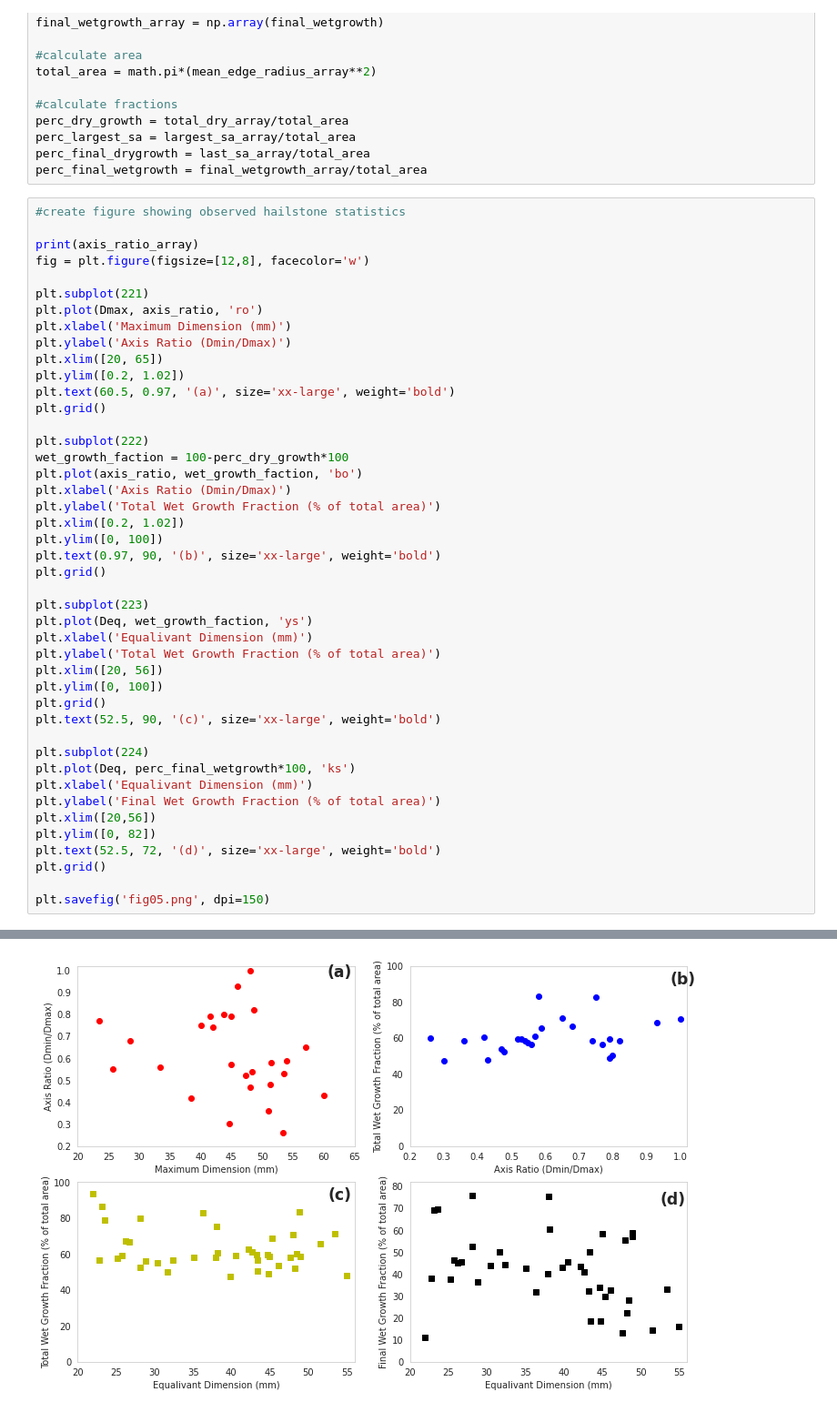
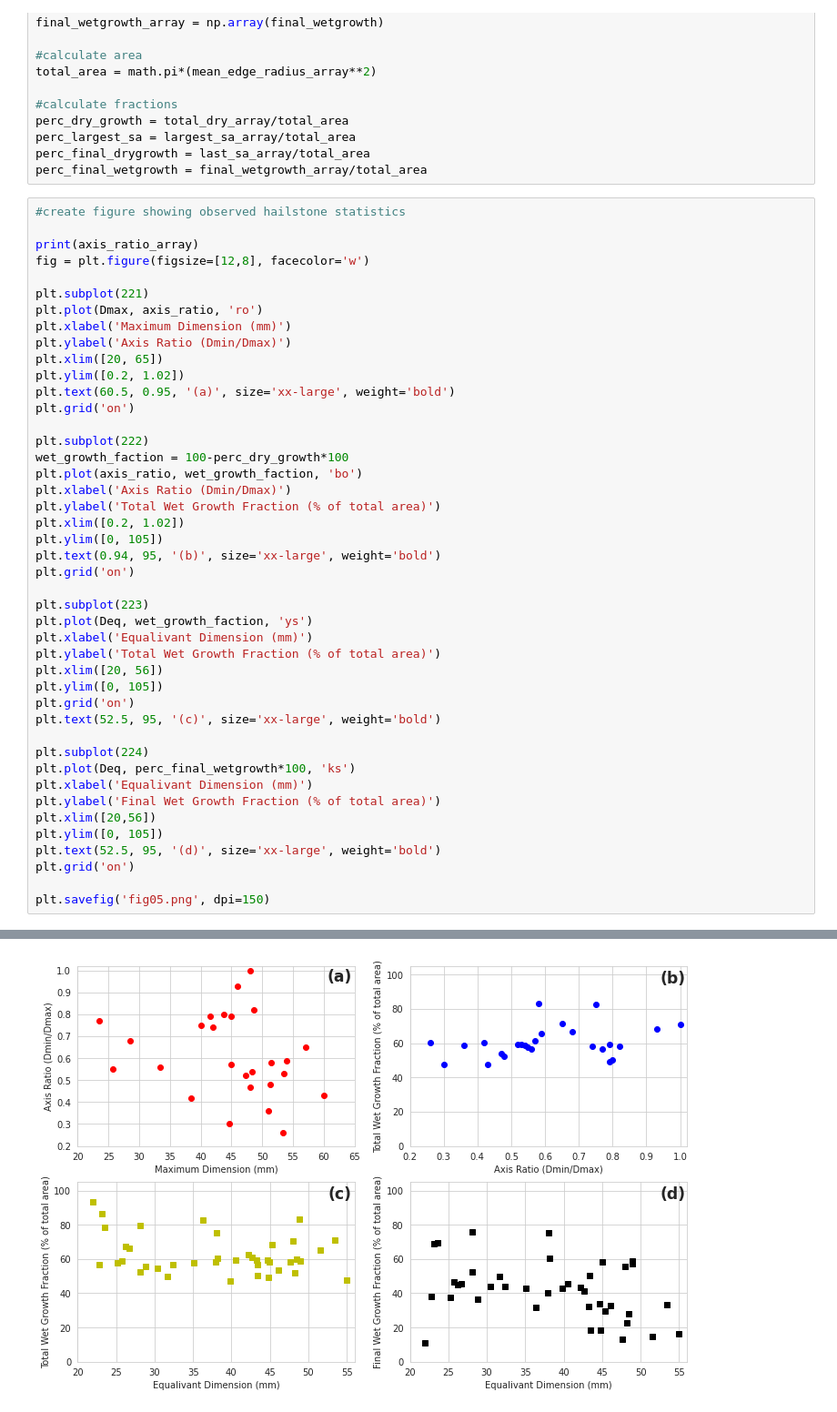
Before and after one commit to joshua-wx/hail_xsection, a Jupyter notebook: xsec_stats.ipynb, the cells around one changed output, grey strips where cells are left out. Shown: that part at 91% size. Saved outputs shown, nothing was run; the diff lists cells and outputs as text.

```diff
--- a/xsec_stats.ipynb
+++ b/xsec_stats.ipynb
@@ -102,47 +102,47 @@ plt.xlabel('Maximum Dimension (mm)')
 plt.ylabel('Axis Ratio (Dmin/Dmax)')
 plt.xlim([20, 65])
 plt.ylim([0.2, 1.02])
-plt.text(60.5, 0.97, '(a)', size='xx-large', weight='bold')
-plt.grid()
+plt.text(60.5, 0.95, '(a)', size='xx-large', weight='bold')
+plt.grid('on')
 
 plt.subplot(222)
 wet_growth_faction = 100-perc_dry_growth*100
 plt.plot(axis_ratio, wet_growth_faction, 'bo')
 plt.xlabel('Axis Ratio (Dmin/Dmax)')
 plt.ylabel('Total Wet Growth Fraction (% of total area)')
 plt.xlim([0.2, 1.02])
-plt.ylim([0, 100])
-plt.text(0.97, 90, '(b)', size='xx-large', weight='bold')
-plt.grid()
+plt.ylim([0, 105])
+plt.text(0.94, 95, '(b)', size='xx-large', weight='bold')
+plt.grid('on')
 
 plt.subplot(223)
 plt.plot(Deq, wet_growth_faction, 'ys')
 plt.xlabel('Equalivant Dimension (mm)')
 plt.ylabel('Total Wet Growth Fraction (% of total area)')
 plt.xlim([20, 56])
-plt.ylim([0, 100])
-plt.grid()
-plt.text(52.5, 90, '(c)', size='xx-large', weight='bold')
+plt.ylim([0, 105])
+plt.grid('on')
+plt.text(52.5, 95, '(c)', size='xx-large', weight='bold')
 
 plt.subplot(224)
 plt.plot(Deq, perc_final_wetgrowth*100, 'ks')
 plt.xlabel('Equalivant Dimension (mm)')
 plt.ylabel('Final Wet Growth Fraction (% of total area)')
 plt.xlim([20,56])
-plt.ylim([0, 82])
-plt.text(52.5, 72, '(d)', size='xx-large', weight='bold')
-plt.grid()
+plt.ylim([0, 105])
+plt.text(52.5, 95, '(d)', size='xx-large', weight='bold')
+plt.grid('on')
 
 plt.savefig('fig05.png', dpi=150)
 # %% [output]
 [1.         0.87037037 0.76666667 0.8245614  0.74906367 0.94238683
  0.95652174 0.85111111 0.88235294 0.52897196 0.88541667 0.93012048
  0.97031963 0.82846004 0.98444444 0.85436893 0.80745342 0.91489362
  0.70917226 0.97402597 0.75       0.73809524 0.8245614  0.51282051
  0.92424242 0.89240506 0.86398554 0.82410423 0.85531197 0.84232804
  0.74       0.94029851 0.94583333 0.84367246 0.88169399 0.89076003
  0.90928144 0.94699922 0.78151261 0.95744681]
-[figure, old version]
+[figure, new version]
 # %%
 #create figure (not in paper) for the CDF of wet growth fraction
 sns.set_style('whitegrid')
```
Also changed, not shown: parts of 4 cells of this notebook.
